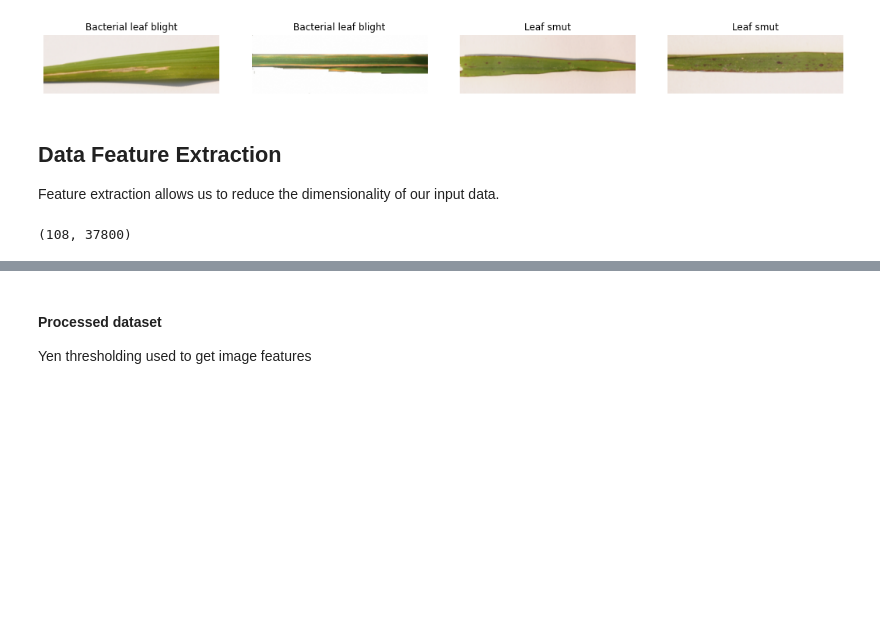
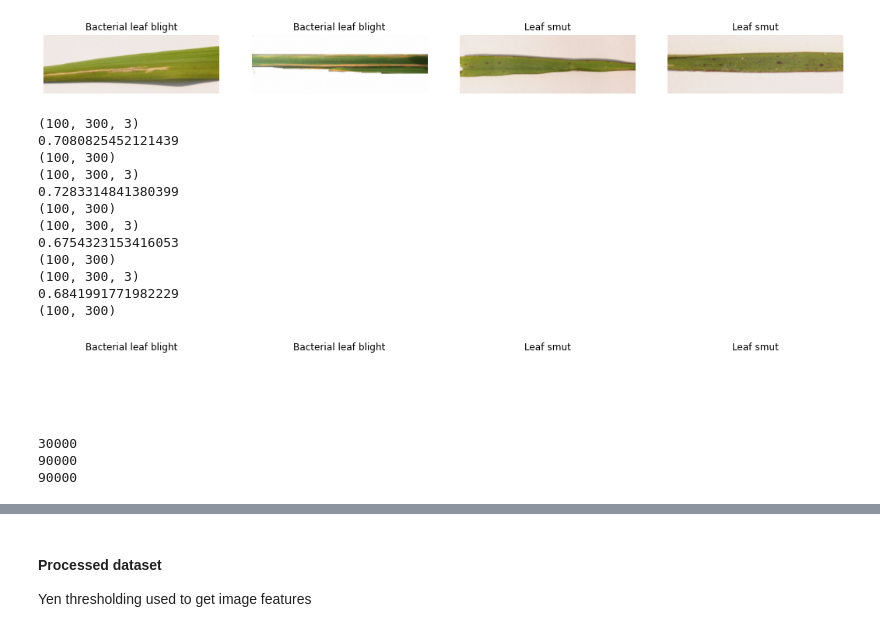
Before and after one commit to JmePRE/disChord, a Jupyter notebook: Assignment 3/Assignment_3.ipynb, the cells around one changed output, grey strips where cells are left out. Cells and saved outputs as stored; diff of their text form; code cells hidden in the pictures; blank space fills up the shorter version.

```diff
--- a/Assignment 3/Assignment_3.ipynb
+++ b/Assignment 3/Assignment_3.ipynb
@@ -189,6 +188,3 @@ for i in range(4):
 (100, 300, 3)
 (100, 300, 3)
 [figure]
-# %% [markdown]
-## Data Feature Extraction
-Feature extraction allows us to reduce the dimensionality of our input data.
@@ -215,5 +191,39 @@ def hogi(img):
-# %%
-X_train = features(X_train)
-print(X_train.shape)
-# %% [output]
-(108, 37800)
+# %%
+#canny test
+fig, axes = plt.subplots(1, 4)
+fig.set_size_inches(15,4)
+fig.tight_layout()
+
+for i in range(4):
+    axes[i].axis('off')
+    #axes[i].imshow(X_train[i])
+    print(X_train[i].shape)
+    upp = skimage.filters.threshold_otsu(rgb2gray(X_train[i]))
+    print(upp)
+    low = 0.5 * upp
+    feature = cv2.Canny(np.uint8(X_train[i]),-2,1)
+    print(feature.shape)
+    axes[i].imshow(feature, cmap='binary')
+    axes[i].set_title(y_train[i])
+# %% [output]
+(100, 300, 3)
+0.7080825452121439
+(100, 300)
+(100, 300, 3)
+0.7283314841380399
+(100, 300)
+(100, 300, 3)
+0.6754323153416053
+(100, 300)
+(100, 300, 3)
+0.6841991771982229
+(100, 300)
+[figure, added]
+# %%
+print(X_train[2].size)
+print(X_train[7].size)
+print(X_train[20].size)
+# %% [output]
+30000
+90000
+90000
```
Also changed, not shown: parts of 29 cells of this notebook.
